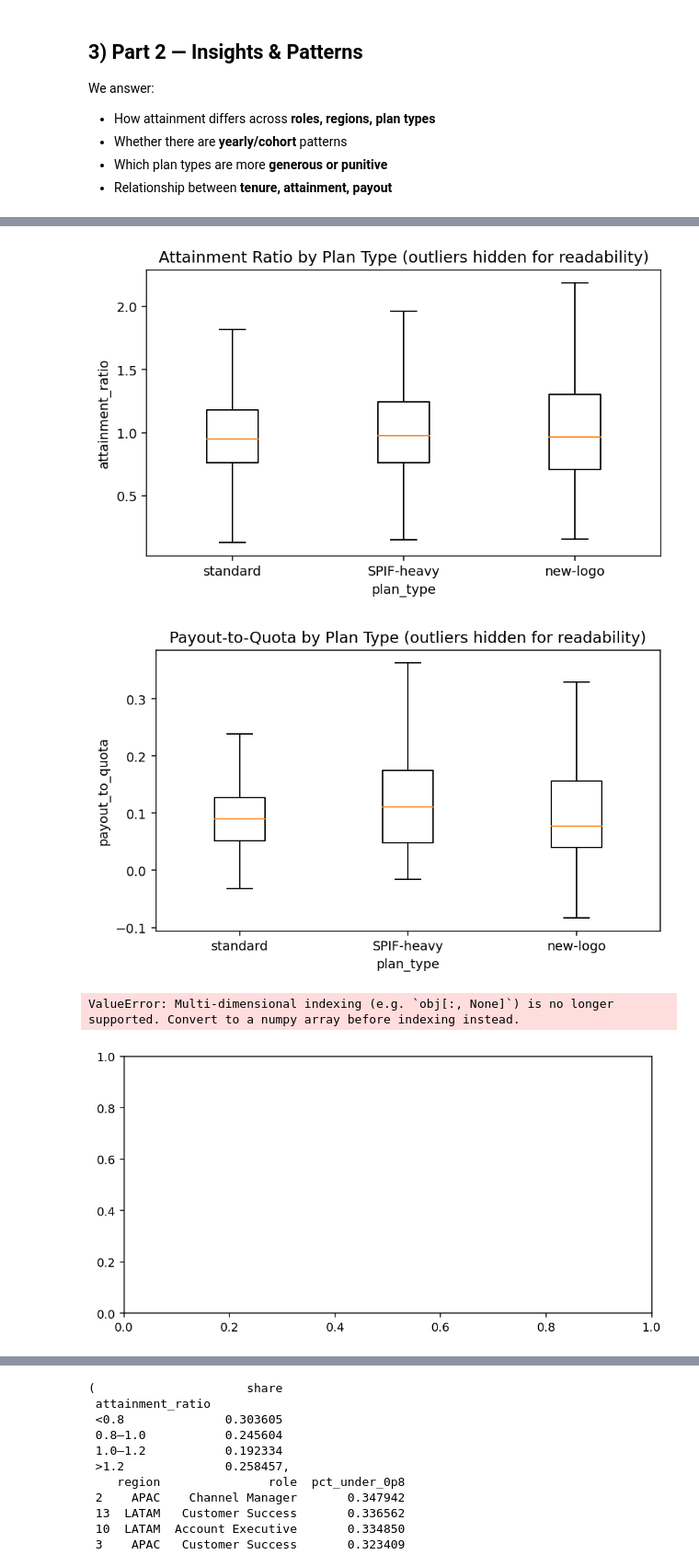
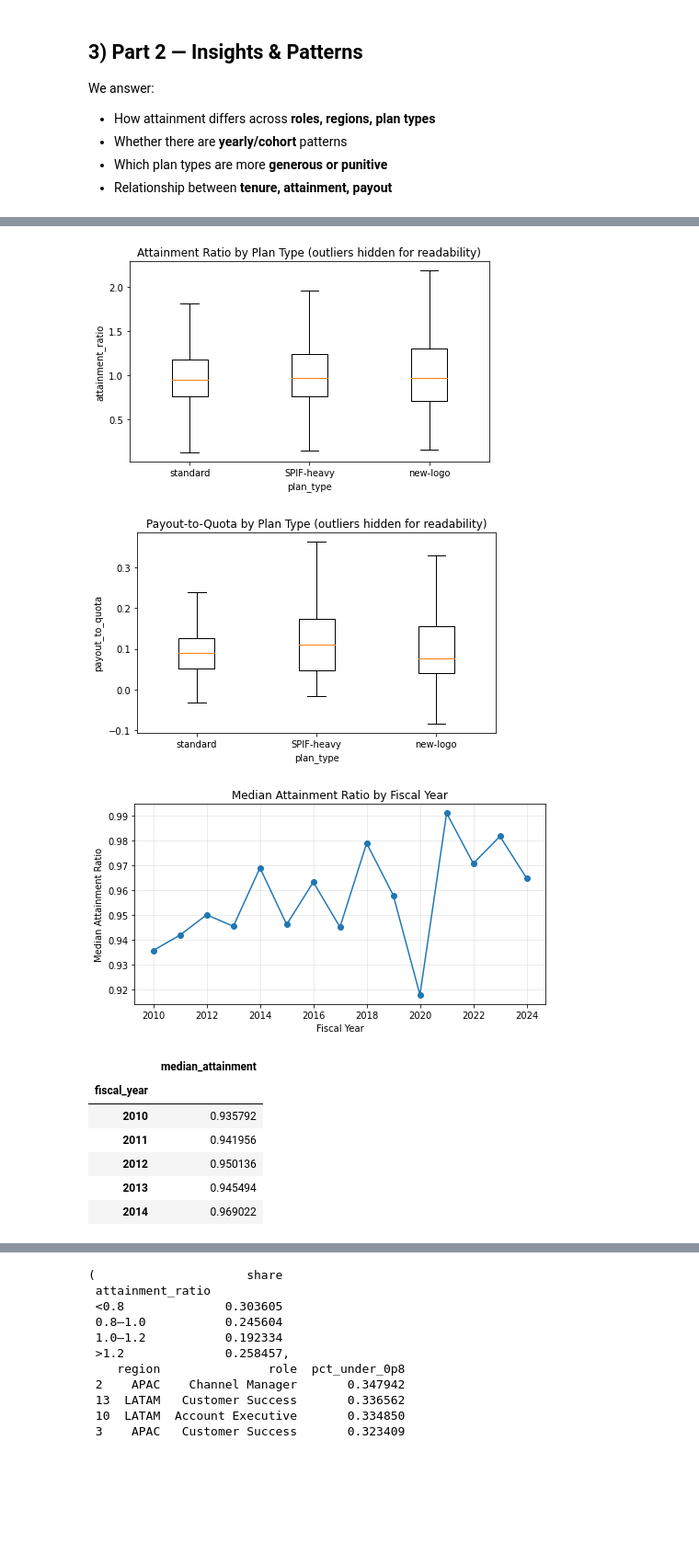
Before and after one commit to pardeeptiwari/incentive-compensation-ai-labs, a Jupyter notebook: notebooks/incentive_assignment_notebook.ipynb, the cells around one changed output, grey strips where cells are left out. Shown at 92% size. Cells and saved outputs as stored; diff of their text form; code cells hidden in the pictures; blank space fills up the shorter version.

```diff
--- a/notebooks/incentive_assignment_notebook.ipynb
+++ b/notebooks/incentive_assignment_notebook.ipynb
@@ -14,7 +110,7 @@ import matplotlib.pyplot as plt
 # Settings for clean plots
 plt.rcParams["figure.dpi"] = 140
 
-DATA_PATH = "incentive_data_50k.csv"
+DATA_PATH = "incentive_data.csv"
 df = pd.read_csv(DATA_PATH)
 
 df.head()
@@ -200,7 +295,7 @@ plt.xlabel("plan_type")
 plt.ylabel("attainment_ratio")
 plt.show()
 # %% [output]
-[figure, old version]
+[figure, new version]
 # %%
 # Chart 3: Payout-to-quota by plan type (boxplot)
 data = [valid.loc[valid["plan_type"]==p, "payout_to_quota_c"] for p in plan_order]
@@ -212,23 +307,37 @@ plt.xlabel("plan_type")
 plt.ylabel("payout_to_quota")
 plt.show()
 # %% [output]
-[figure, old version]
+[figure, new version]
 # %%
 # Chart 4: Year trend (median attainment)
-year_median = valid.groupby("fiscal_year")["attainment_ratio"].median()
+year_median = (
+    valid
+    .groupby("fiscal_year")["attainment_ratio"]
+    .median()
+)
 
 plt.figure(figsize=(8,4))
-plt.plot(year_median.index, year_median.values, marker="o")
+plt.plot(
+    year_median.index.to_numpy(),
+    year_median.to_numpy(),
+    marker="o"
+)
 plt.title("Median Attainment Ratio by Fiscal Year")
-plt.xlabel("fiscal_year")
-plt.ylabel("median attainment_ratio")
+plt.xlabel("Fiscal Year")
+plt.ylabel("Median Attainment Ratio")
 plt.grid(True, alpha=0.3)
 plt.show()
 
 year_median.to_frame("median_attainment").head()
 # %% [output]
-ValueError: Multi-dimensional indexing (e.g. `obj[:, None]`) is no longer supported. Convert to a numpy array before indexing instead.
-[figure, old version]
+[figure, new version]
+|  | median_attainment |
+| fiscal_year |  |
+| 2010 | 0.935792 |
+| 2011 | 0.941956 |
+| 2012 | 0.950136 |
+| 2013 | 0.945494 |
+| 2014 | 0.969022 |
 # %%
 # Chart 5: Tenure vs attainment (binned)
 ten_bins = [0,6,12,24,60,120,240]
```
Also changed, not shown: parts of 7 cells of this notebook.
